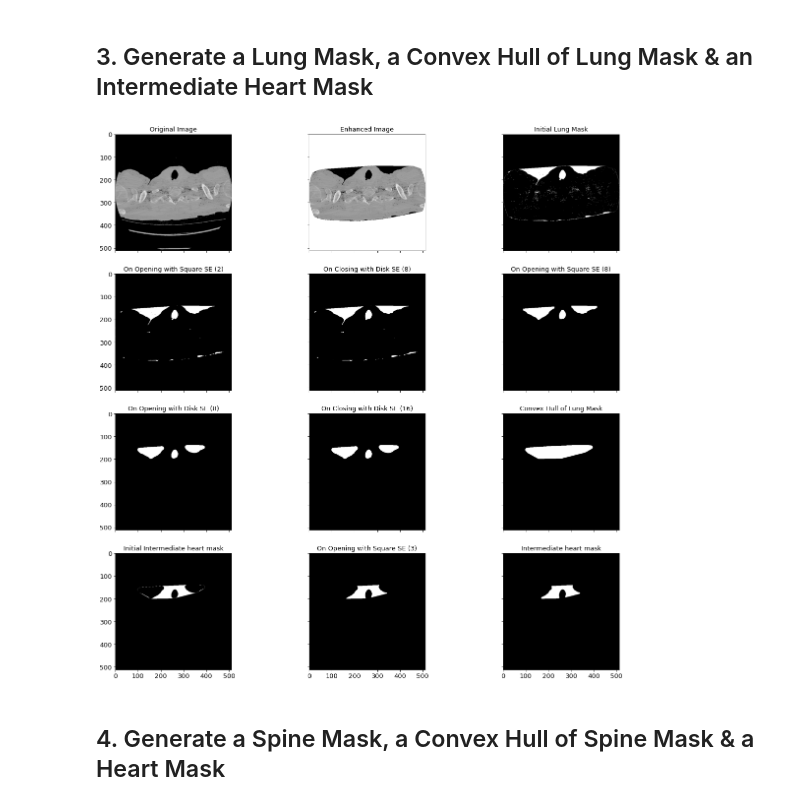
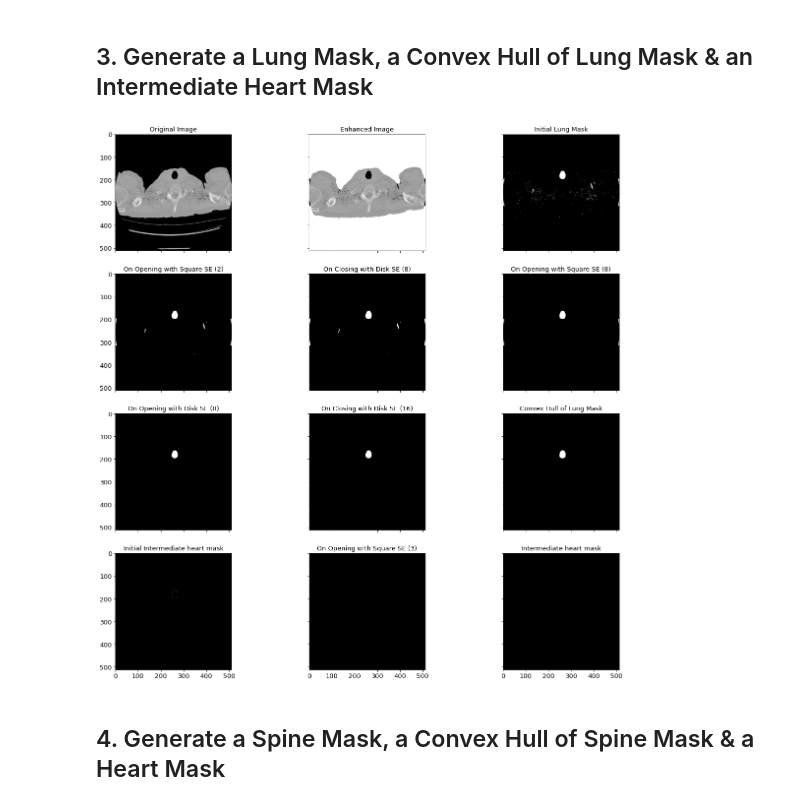
Before and after one commit to anushkahebbar/cardiac-segmentation, a Jupyter notebook: Region-based Segmentation Techniques.ipynb, the cells around one changed output. Saved outputs shown, nothing was run; the diff lists cells and outputs as text; code cells hidden in the pictures.

Commit message:
canny edge pipeline

```diff
--- a/Region-based Segmentation Techniques.ipynb
+++ b/Region-based Segmentation Techniques.ipynb
@@ -62,7 +66,7 @@ sliceImgs = getSliceImages(slices)
 CT scan of Patient ID00007637202177411956430 consists of 30 slices.
 # %%
 # Select a sample slice to work with
-im = readImg('sample-dataset/ID00007637202177411956430_1.jpg', showOutput=1)
+im = readImg('sample-dataset/ID00007637202177411956430_0.jpg', showOutput=1)
 print('Image Dimensions:', im.shape)
 # %% [output]
 Image Dimensions: (512, 512)
@@ -149,7 +153,7 @@ Center labels and their points: {0: array([105.36808477]), 1: array([154.5290964
 # %% [markdown]
 ## 2. Generate a Foreground Mask
 # %%
-def chullForegroundMask(img, showOutput=0):
+def cannyForegroundMask(img, showOutput=0):
     '''
     Generate a convex hull of foreground mask
     Input: Whole chest CT image in grayscale format (512x512)
@@ -160,29 +164,40 @@ def chullForegroundMask(img, showOutput=0):
 
     fg_threshold = sum(centroid_clusters.values())[0] / 2
 
-    retval, fg_mask = cv2.threshold(img, fg_threshold, 255, cv2.THRESH_BINARY)
+    retval, kmeans_fg_mask = cv2.threshold(img, fg_threshold, 255, cv2.THRESH_BINARY)
 
-    fg_mask_opened = opening(fg_mask, square(3))
+    fg_mask_opened = opening(kmeans_fg_mask, square(3))
+
     fg_mask_opened2 = opening(fg_mask_opened, disk(4))
 
-    fg_mask = fg_mask_opened2
+    edges = canny(fg_mask_opened2)
 
-    edges = canny(fg_mask)
-    filled_mask = ndi.binary_fill_holes(fg_mask)
+    filled_mask = ndi.binary_fill_holes(fg_mask_opened2)
 
-    fg_mask_2 = fg_mask + filled_mask
+    fg_mask = closing(filled_mask, disk(8))
 
     if showOutput:
-        fig, axes = plt.subplots(1, 3, sharex=True, sharey=True, figsize=(16, 10))
+        fig, axes = plt.subplots(2, 3, sharex=True, sharey=True, figsize=(16, 10))
         axes = axes.ravel()
 
         axes[0].set_title('On Opening with Square SE (3)')
-        axes[0].imshow(fg_mask, cmap='gray')
+        axes[0].imshow(img, cmap='gray')
 
         axes[1].set_title('On Opening with Disk SE (4)')
-        axes[1].imshow(filled_mask, cmap='gray')
+        axes[1].imshow(fg_mask_opened, cmap='gray')
 
         axes[2].set_title('Convex Hull of Foreground Mask')
-        axes[2].imshow(fg_mask_2, cmap='gray')
+        axes[2].imshow(fg_mask_opened2, cmap='gray')
 
-    return fg_mask, ch_fg_mask, fg_threshold
+        axes[3].set_title('On Opening with Square SE (3)')
+        axes[3].imshow(edges, cmap='gray')
+
+        axes[4].set_title('On Opening with Disk SE (4)')
+        axes[4].imshow(filled_mask, cmap='gray')
+
+        axes[5].set_title('Convex Hull of Foreground Mask')
+        axes[5].imshow(fg_mask, cmap='gray')
+
+    return fg_mask, fg_threshold
+
+fg_mask, fg_threshold = cannyForegroundMask(procImg, showOutput=1)
@@ -189,3 +211,0 @@ def chullForegroundMask(img, showOutput=0):
-# %%
-fg_mask, ch_fg_mask, fg_threshold = chullForegroundMask(procImg, showOutput=1)
-print('Threshold:', fg_threshold)
@@ -275,9 +286,9 @@ def chullLungMask(img, ch_fg_mask, fg_threshold, showOutput=0):
 
     return lung_mask, ch_lung_mask, int_heart_mask
 # %%
-lung_mask, ch_lung_mask, int_heart_mask = chullLungMask(procImg, ch_fg_mask, fg_threshold, showOutput=1)
+lung_mask, ch_lung_mask, int_heart_mask = chullLungMask(procImg, fg_mask, fg_threshold, showOutput=1)
 # %% [output]
-[figure, old version]
+[figure, new version]
 # %% [markdown]
 ## 4. Generate a Spine Mask, a Convex Hull of Spine Mask & a Heart Mask
 # %%
```
Also changed, not shown: parts of 13 cells of this notebook, 4 other files.
